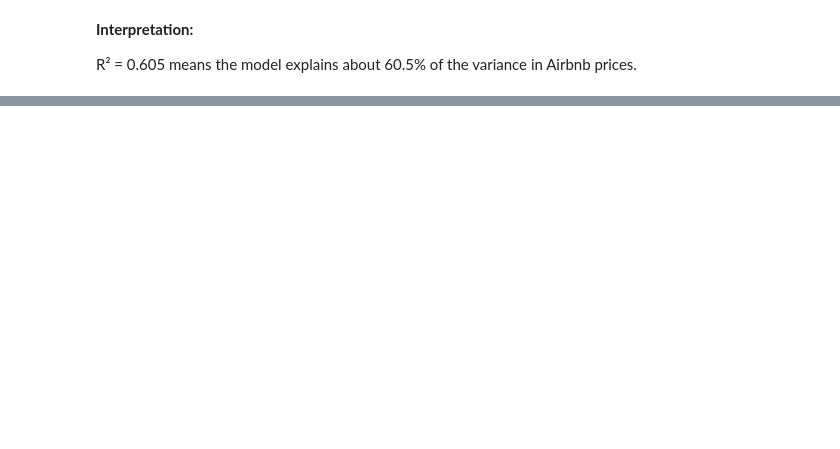
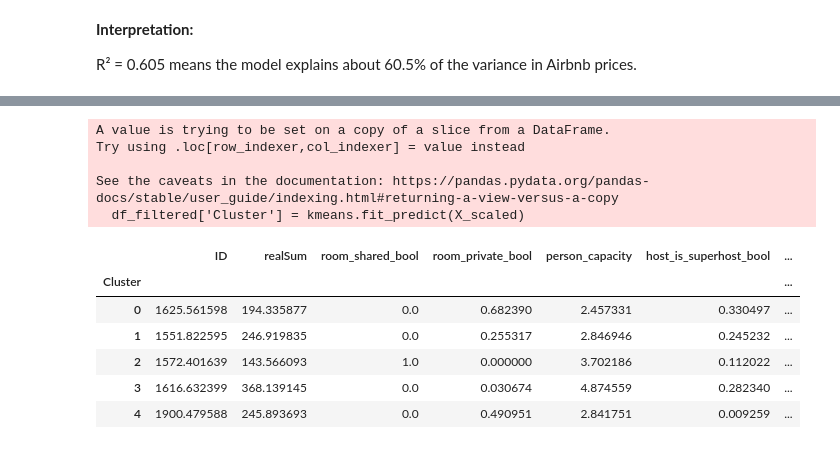
Before and after one commit to Dieky/ML-Exam, a Jupyter notebook: RandomForestKMeans.ipynb, the cells around one changed output, grey strips where cells are left out. Cells and saved outputs as stored; diff of their text form; code cells hidden in the pictures; blank space fills up the shorter version.

```diff
--- a/RandomForestKMeans.ipynb
+++ b/RandomForestKMeans.ipynb
@@ -91,0 +94,20 @@ Fitting 3 folds for each of 10 candidates, totalling 30 fits
+# %%
+# Drop non-numeric or ID columns for clustering
+df_cluster = df_filtered.drop(columns=['ID', 'room_type', 'City'])
+
+# Convert boolean-like columns explicitly to numeric (in case any were reloaded as objects)
+for col in df_cluster.select_dtypes(include='object').columns:
+    df_cluster[col] = df_cluster[col].astype('category').cat.codes
+
+# Standardize features
+scaler = StandardScaler()
+X_scaled = scaler.fit_transform(df_cluster)
+
+# Fit KMeans with a reasonable guess for k
+kmeans = KMeans(n_clusters=5, random_state=42, n_init=10)
+kmeans.fit(X_scaled)
+
+# Assign cluster labels to the original dataframe
+df_filtered['Cluster'] = kmeans.labels_
+
+df_filtered[['realSum', 'person_capacity', 'bedrooms', 'dist', 'metro_dist', 'Cluster']].head()
@@ -91,0 +126,27 @@ Fitting 3 folds for each of 10 candidates, totalling 30 fits
+# %%
+# Standardize features
+scaler = StandardScaler()
+X_scaled = scaler.fit_transform(df_cluster)
+
+# Fit KMeans and assign labels
+kmeans = KMeans(n_clusters=5, random_state=42, n_init=10)
+df_filtered['Cluster'] = kmeans.fit_predict(X_scaled)
+
+# Calculate and display average feature values per cluster
+cluster_summary = df_filtered.groupby('Cluster').mean(numeric_only=True)
+
+# Display to user
+cluster_summary
+# %% [output]
+A value is trying to be set on a copy of a slice from a DataFrame.
+Try using .loc[row_indexer,col_indexer] = value instead
+
+See the caveats in the documentation: https://pandas.pydata.org/pandas-docs/stable/user_guide/indexing.html#returning-a-view-versus-a-copy
+  df_filtered['Cluster'] = kmeans.fit_predict(X_scaled)
+|  | ID | realSum | room_shared_bool | room_private_bool | person_capacity | host_is_superhost_bool | ... |
+| Cluster |  |  |  |  |  |  | ... |
+| 0 | 1625.561598 | 194.335877 | 0.0 | 0.682390 | 2.457331 | 0.330497 | ... |
+| 1 | 1551.822595 | 246.919835 | 0.0 | 0.255317 | 2.846946 | 0.245232 | ... |
+| 2 | 1572.401639 | 143.566093 | 1.0 | 0.000000 | 3.702186 | 0.112022 | ... |
+| 3 | 1616.632399 | 368.139145 | 0.0 | 0.030674 | 4.874559 | 0.282340 | ... |
+| 4 | 1900.479588 | 245.893693 | 0.0 | 0.490951 | 2.841751 | 0.009259 | ... |
```
Also changed, not shown: parts of 8 cells of this notebook, 1 other file.
